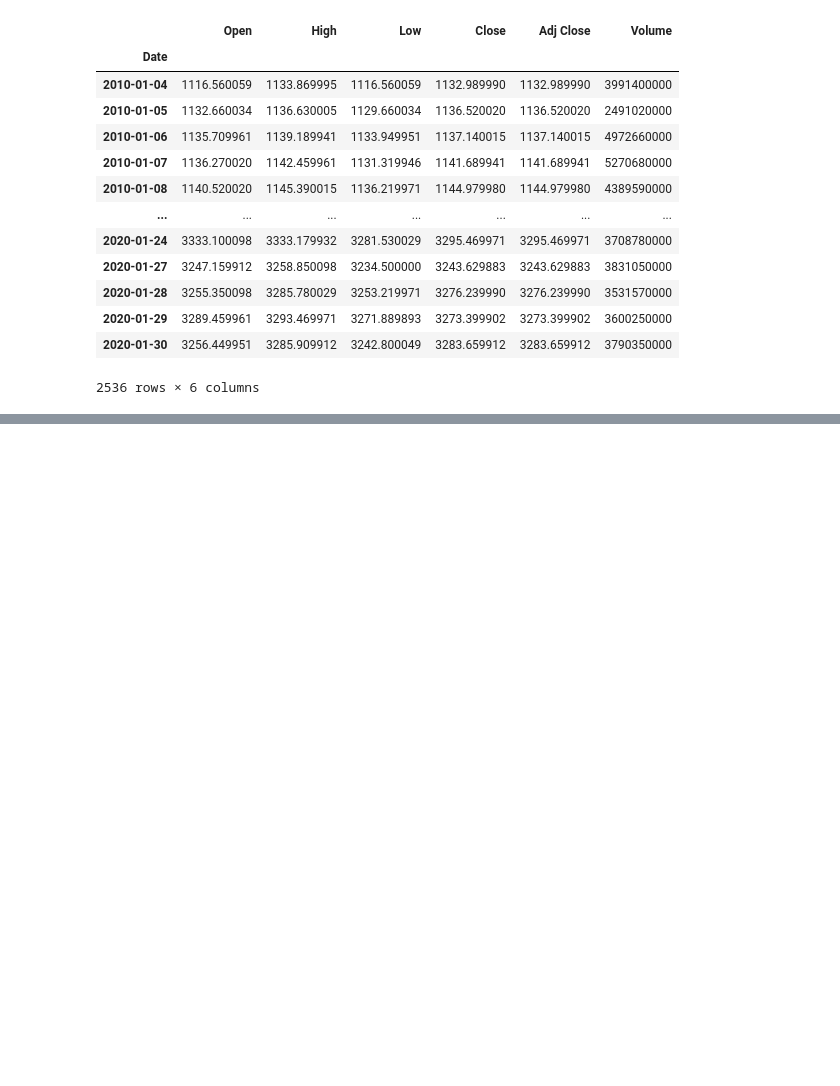
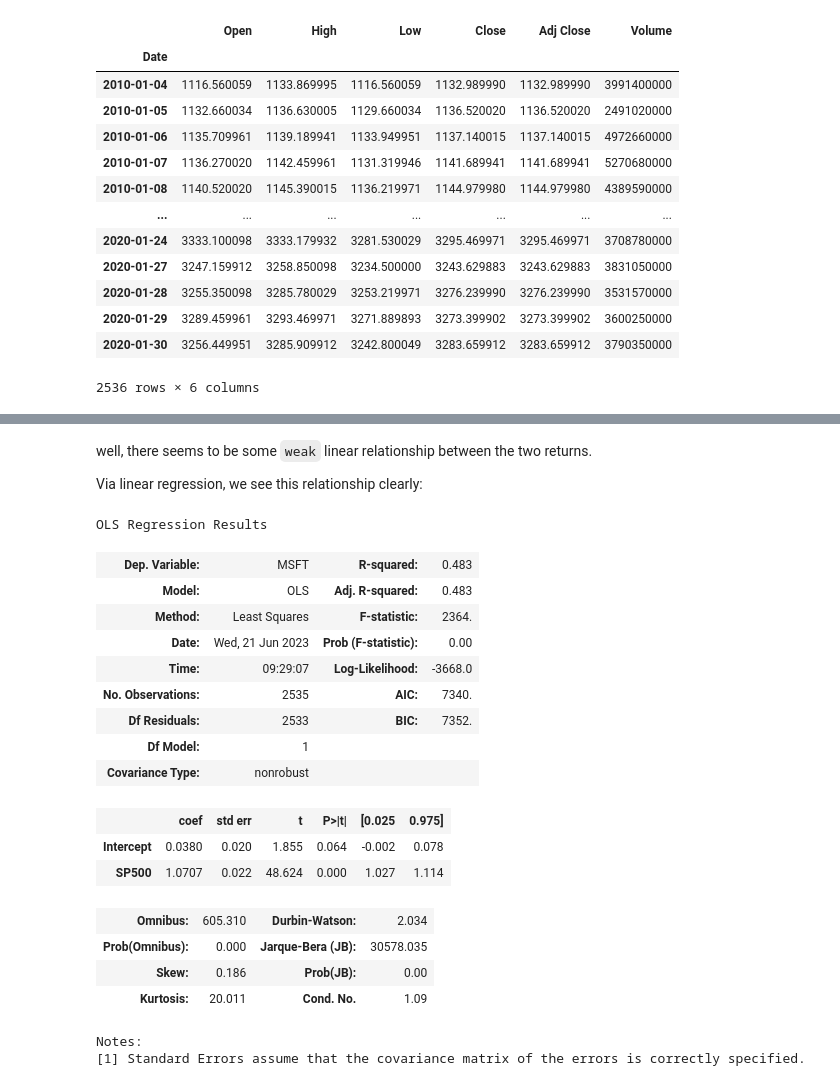
Before and after one commit to wolfinwallst/Financial_Engineering_and_Risk_Management, a Jupyter notebook: Toy Projects/#7 beta_regression analysis.ipynb, the cells around one changed output, grey strips where cells are left out. Cells and saved outputs as stored; diff of their text form; code cells hidden in the pictures; blank space fills up the shorter version.

```diff
--- a/Toy Projects/#7 beta_regression analysis.ipynb
+++ b/Toy Projects/#7 beta_regression analysis.ipynb
@@ -118,0 +132,28 @@ with plt.style.context('seaborn'):
+# %% [markdown]
+well, there seems to be some `weak` linear relationship between the two returns.
+
+Via linear regression, we see this relationship clearly:
+# %%
+from statsmodels.formula.api import ols
+model = ols("MSFT ~ SP500", data=ret).fit()
+model.summary()
+# %% [output]
+OLS Regression Results
+| Dep. Variable: | MSFT | R-squared: | 0.483 |
+| Model: | OLS | Adj. R-squared: | 0.483 |
+| Method: | Least Squares | F-statistic: | 2364. |
+| Date: | Wed, 21 Jun 2023 | Prob (F-statistic): | 0.00 |
+| Time: | 09:29:07 | Log-Likelihood: | -3668.0 |
+| No. Observations: | 2535 | AIC: | 7340. |
+| Df Residuals: | 2533 | BIC: | 7352. |
+| Df Model: | 1 |  |  |
+| Covariance Type: | nonrobust |  |  |
+|  | coef | std err | t | P>|t| | [0.025 | 0.975] |
+| Intercept | 0.0380 | 0.020 | 1.855 | 0.064 | -0.002 | 0.078 |
+| SP500 | 1.0707 | 0.022 | 48.624 | 0.000 | 1.027 | 1.114 |
+| Omnibus: | 605.310 | Durbin-Watson: | 2.034 |
+| Prob(Omnibus): | 0.000 | Jarque-Bera (JB): | 30578.035 |
+| Skew: | 0.186 | Prob(JB): | 0.00 |
+| Kurtosis: | 20.011 | Cond. No. | 1.09 |
+Notes:
+[1] Standard Errors assume that the covariance matrix of the errors is correctly specified.
```
Also changed, not shown: parts of 22 cells of this notebook.
